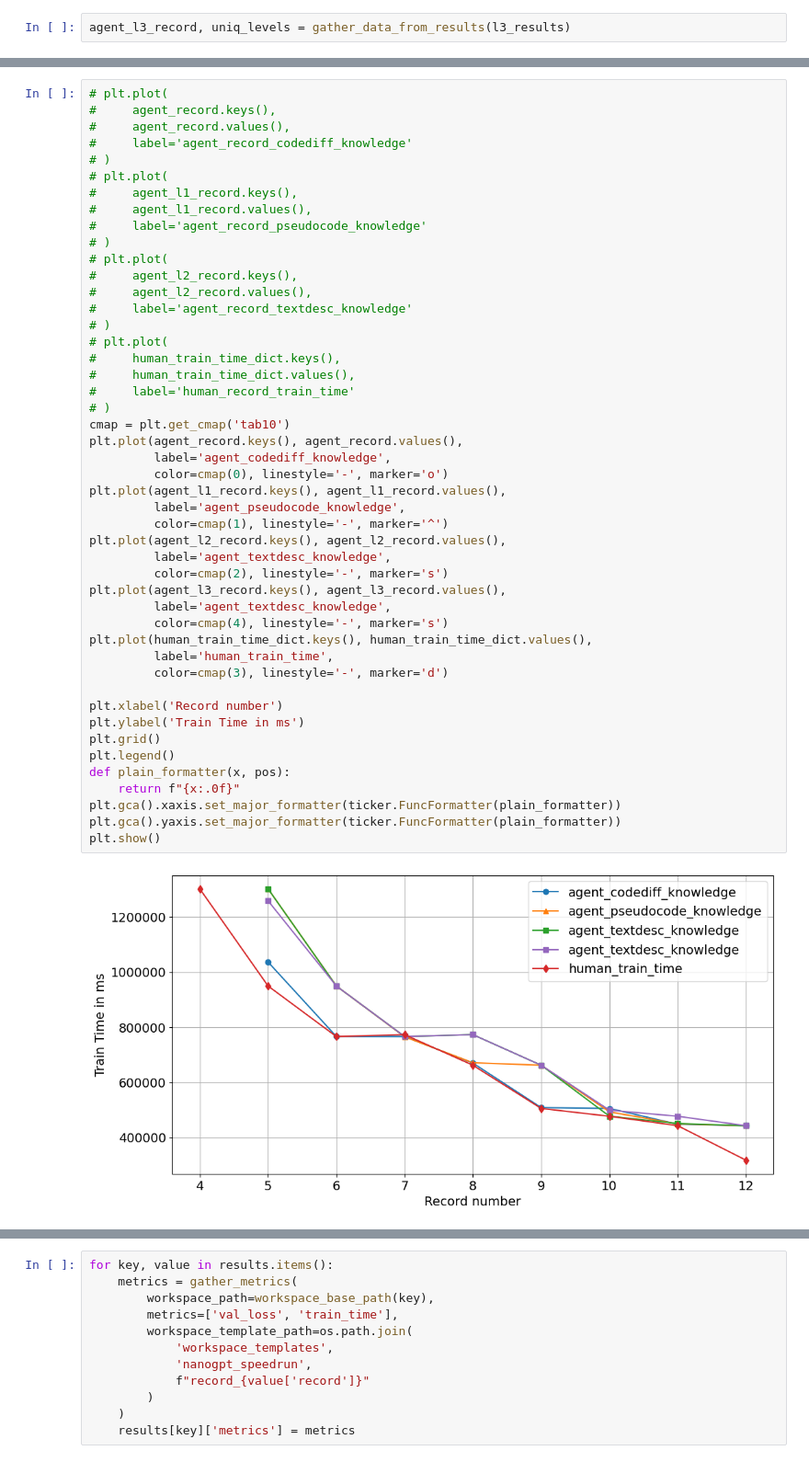
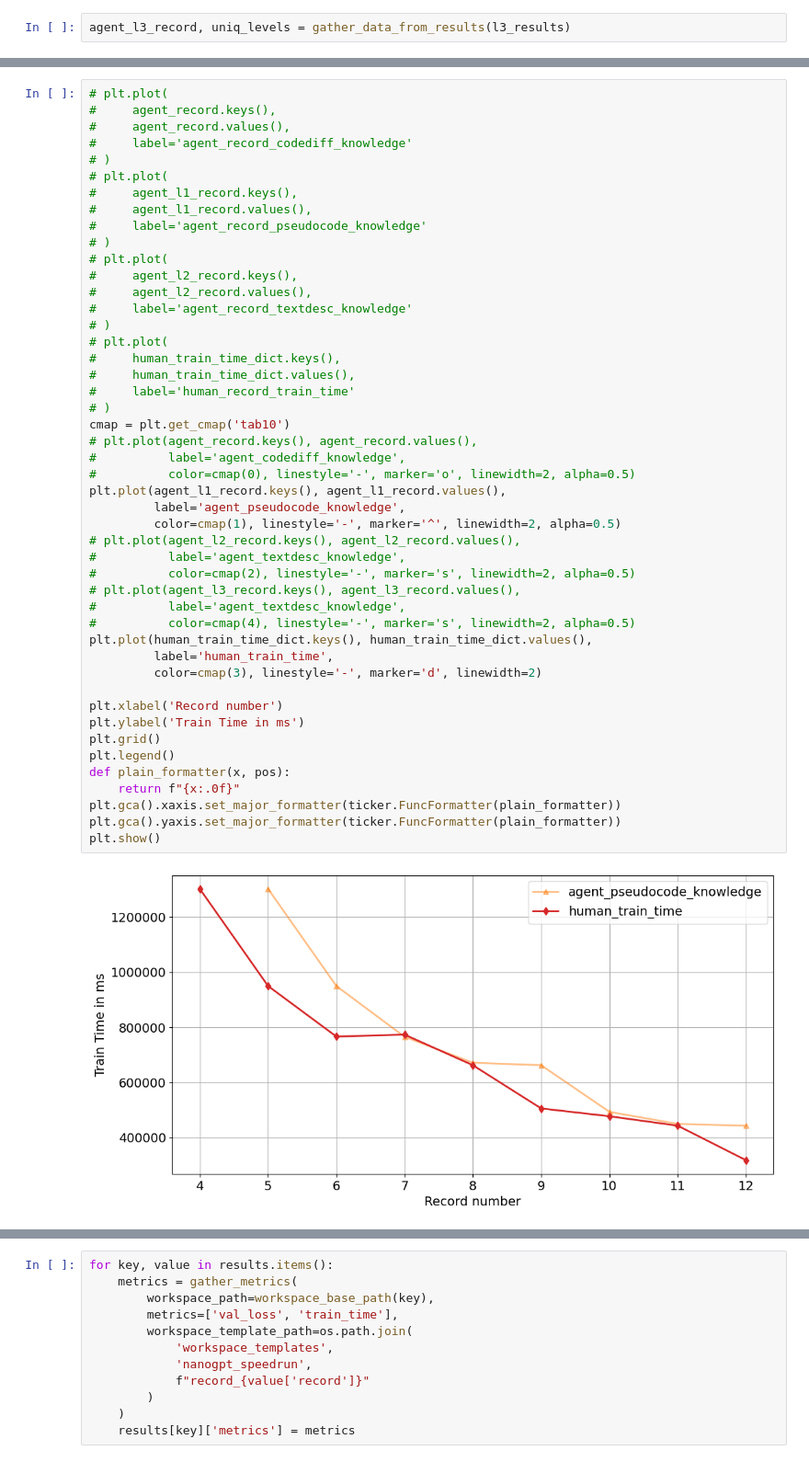
Before and after one commit to facebookresearch/llm-speedrunner, a Jupyter notebook: results.ipynb, the cells around one changed output, grey strips where cells are left out. Shown at 92% size. Cells and saved outputs as stored; diff of their text form.

Commit message:
add code for generating the plot shared on Apr 01

```diff
--- a/results.ipynb
+++ b/results.ipynb
@@ -246,42 +295,42 @@ agent_l3_record, uniq_levels = gather_data_from_results(l3_results)
 #     agent_l1_record.keys(),
 #     agent_l1_record.values(),
 #     label='agent_record_pseudocode_knowledge'
 # )
 # plt.plot(
 #     agent_l2_record.keys(),
 #     agent_l2_record.values(),
 #     label='agent_record_textdesc_knowledge'
 # )
 # plt.plot(
 #     human_train_time_dict.keys(),
 #     human_train_time_dict.values(),
 #     label='human_record_train_time'
 # )
 cmap = plt.get_cmap('tab10')
-plt.plot(agent_record.keys(), agent_record.values(),
-         label='agent_codediff_knowledge',
-         color=cmap(0), linestyle='-', marker='o')
+# plt.plot(agent_record.keys(), agent_record.values(),
+#          label='agent_codediff_knowledge',
+#          color=cmap(0), linestyle='-', marker='o', linewidth=2, alpha=0.5)
 plt.plot(agent_l1_record.keys(), agent_l1_record.values(),
          label='agent_pseudocode_knowledge',
-         color=cmap(1), linestyle='-', marker='^')
-plt.plot(agent_l2_record.keys(), agent_l2_record.values(),
-         label='agent_textdesc_knowledge',
-         color=cmap(2), linestyle='-', marker='s')
-plt.plot(agent_l3_record.keys(), agent_l3_record.values(),
-         label='agent_textdesc_knowledge',
-         color=cmap(4), linestyle='-', marker='s')
+         color=cmap(1), linestyle='-', marker='^', linewidth=2, alpha=0.5)
+# plt.plot(agent_l2_record.keys(), agent_l2_record.values(),
+#          label='agent_textdesc_knowledge',
+#          color=cmap(2), linestyle='-', marker='s', linewidth=2, alpha=0.5)
+# plt.plot(agent_l3_record.keys(), agent_l3_record.values(),
+#          label='agent_textdesc_knowledge',
+#          color=cmap(4), linestyle='-', marker='s', linewidth=2, alpha=0.5)
 plt.plot(human_train_time_dict.keys(), human_train_time_dict.values(),
          label='human_train_time',
-         color=cmap(3), linestyle='-', marker='d')
+         color=cmap(3), linestyle='-', marker='d', linewidth=2)
 
 plt.xlabel('Record number')
 plt.ylabel('Train Time in ms')
 plt.grid()
 plt.legend()
 def plain_formatter(x, pos):
     return f"{x:.0f}"
 plt.gca().xaxis.set_major_formatter(ticker.FuncFormatter(plain_formatter))
 plt.gca().yaxis.set_major_formatter(ticker.FuncFormatter(plain_formatter))
 plt.show()
 # %% [output]
-[figure, old version]
+[figure, new version]
```
Also changed, not shown: parts of 5 cells of this notebook.
